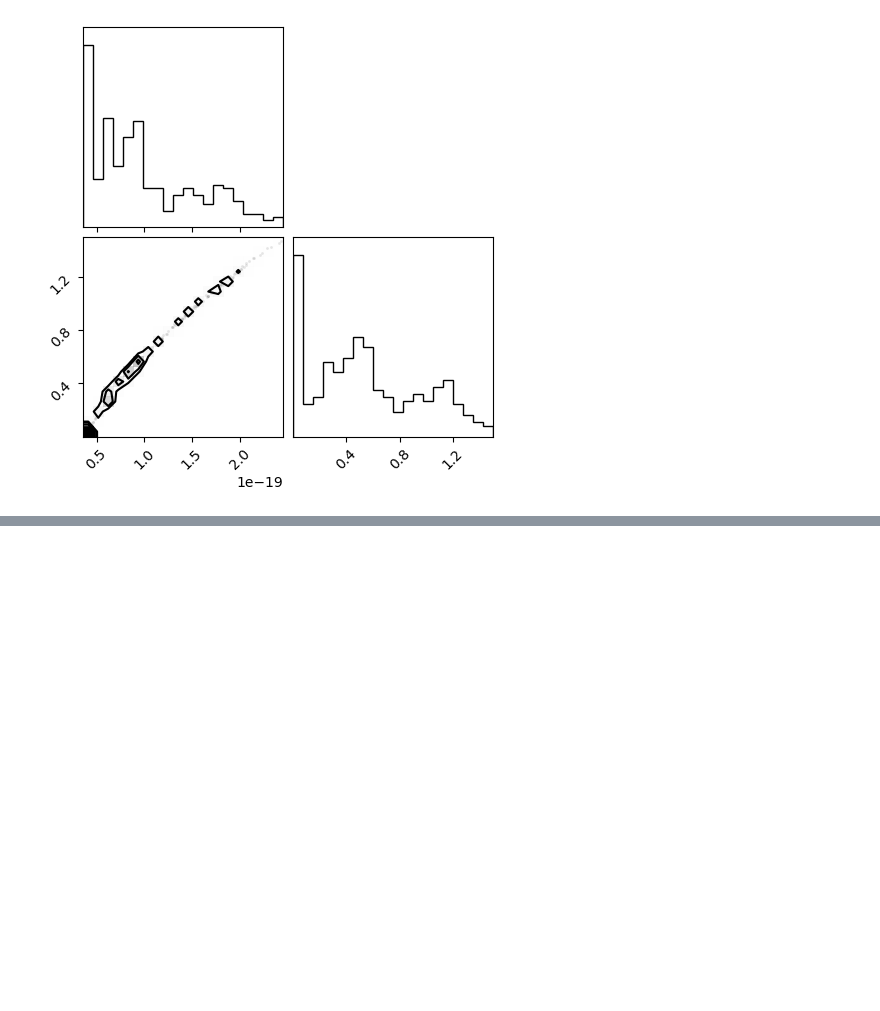
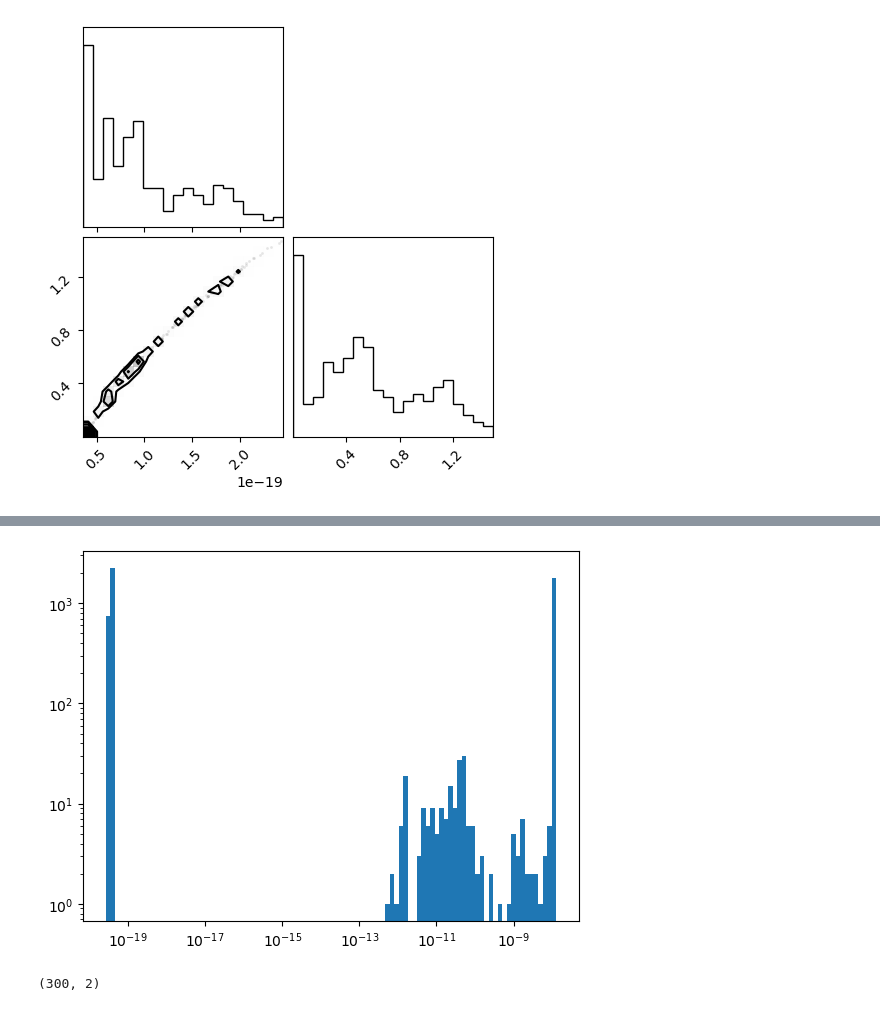
Before and after one commit to kpardo/thermo-idm, a Jupyter notebook: mcmc_2_param.ipynb, the cells around one changed output, grey strips where cells are left out. Cells and saved outputs as stored; diff of their text form; code cells hidden in the pictures; blank space fills up the shorter version.

```diff
--- a/mcmc_2_param.ipynb
+++ b/mcmc_2_param.ipynb
@@ -185,0 +322,9 @@ fig = corner.corner(flat_samples) #LOL this is so bad
+# %%
+plot_loghist(samples2[:,0], bins=bins)
+# %% [output]
+[figure, added]
+# %%
+flat_samples2 = sampler2.get_chain(discard=100, thin=15, flat=True)
+print(flat_samples2.shape)
+# %% [output]
+(300, 2)
```
Also changed, not shown: parts of 16 cells of this notebook, 1 other file.
